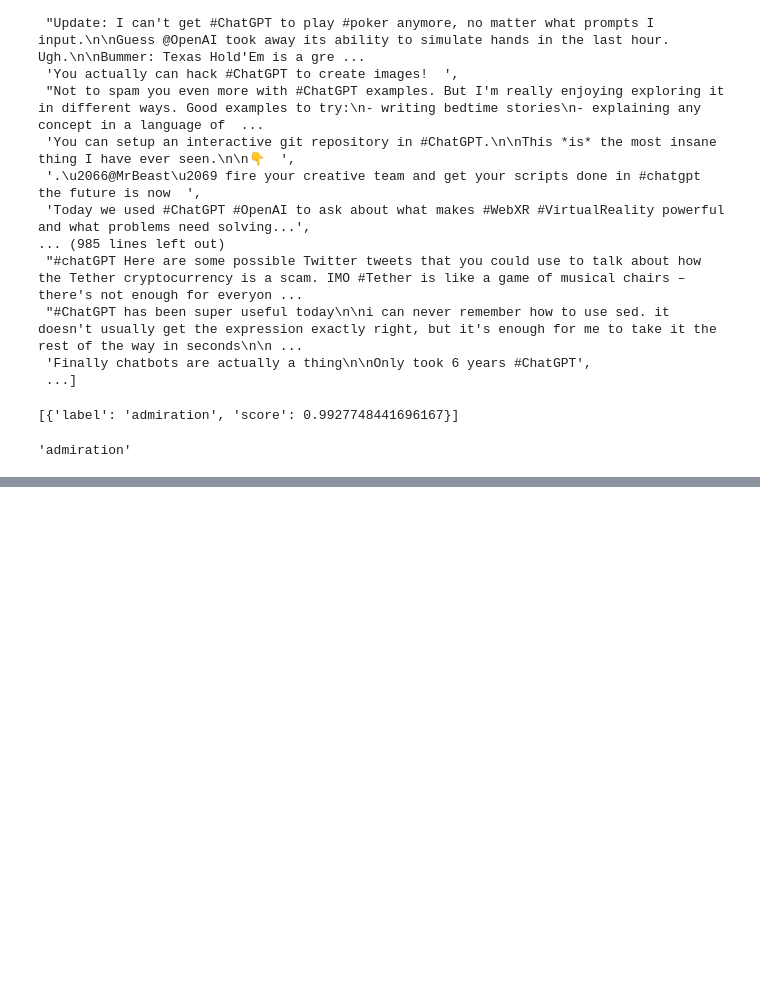
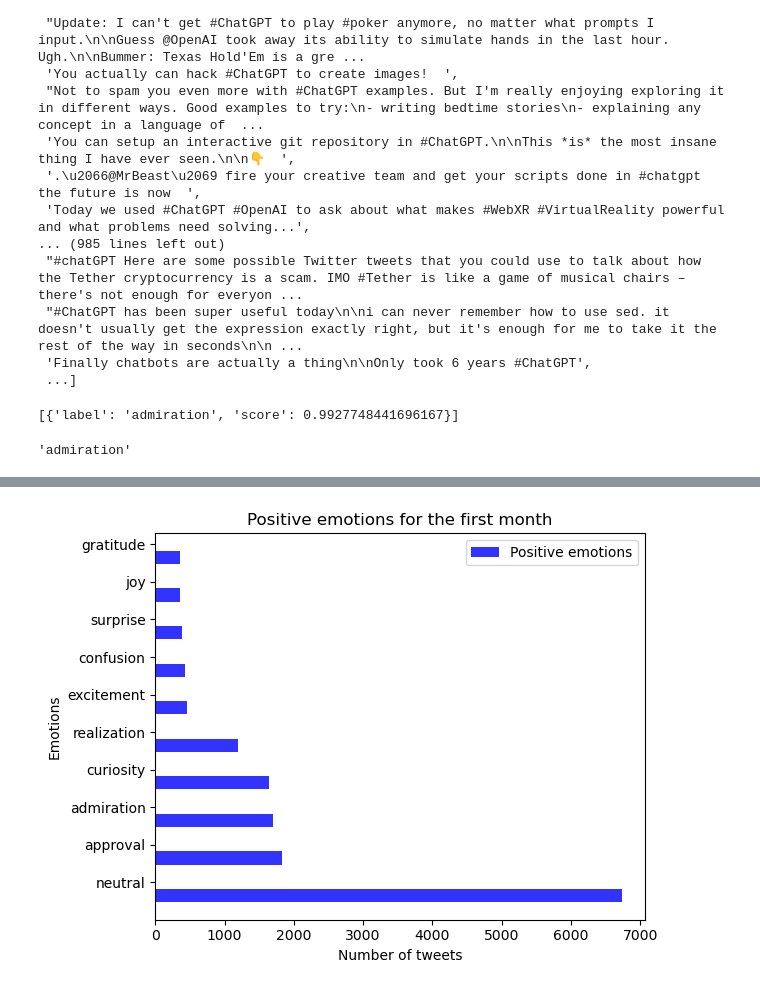
Before and after one commit to Ajkunas/computational-social-media, a Jupyter notebook: emotion_analysis.ipynb, the cells around one changed output, grey strips where cells are left out. Saved outputs shown, nothing was run; the diff lists cells and outputs as text; code cells hidden in the pictures; blank space fills up the shorter version.

```diff
--- a/emotion_analysis.ipynb
+++ b/emotion_analysis.ipynb
@@ -155,0 +267,31 @@ sorted_fpos = sorted(fmap.items(), key=lambda x: x[1])
+# %%
+# plot positive emotions for the first month with horizontal bar chart
+import matplotlib.pyplot as plt
+import numpy as np
+
+# data to plot of first 10 groups
+n_groups = 10
+
+positive_emotions = (sorted_fpos[0][1], sorted_fpos[1][1], sorted_fpos[2][1], sorted_fpos[3][1], sorted_fpos[4][1], sorted_fpos[5][1], sorted_fpos[6][1], sorted_fpos[7][1], sorted_fpos[8][1], sorted_fpos[9][1])
+
+# create plot
+fig, ax = plt.subplots()
+index = np.arange(n_groups)
+bar_width = 0.35
+opacity = 0.8
+
+rects1 = plt.barh(index, positive_emotions, bar_width,
+alpha=opacity,
+color='b',
+label='Positive emotions')
+
+plt.xlabel('Number of tweets')
+plt.ylabel('Emotions')
+plt.title('Positive emotions for the first month')
+plt.yticks(index + bar_width, (sorted_fpos[0][0], sorted_fpos[1][0], sorted_fpos[2][0], sorted_fpos[3][0], sorted_fpos[4][0], sorted_fpos[5][0], sorted_fpos[6][0], sorted_fpos[7][0], sorted_fpos[8][0], sorted_fpos[9][0]))
+plt.legend()
+
+plt.tight_layout()
+plt.show()
+# %% [output]
+[figure, added]
```
Also changed, not shown: parts of 9 cells of this notebook.
